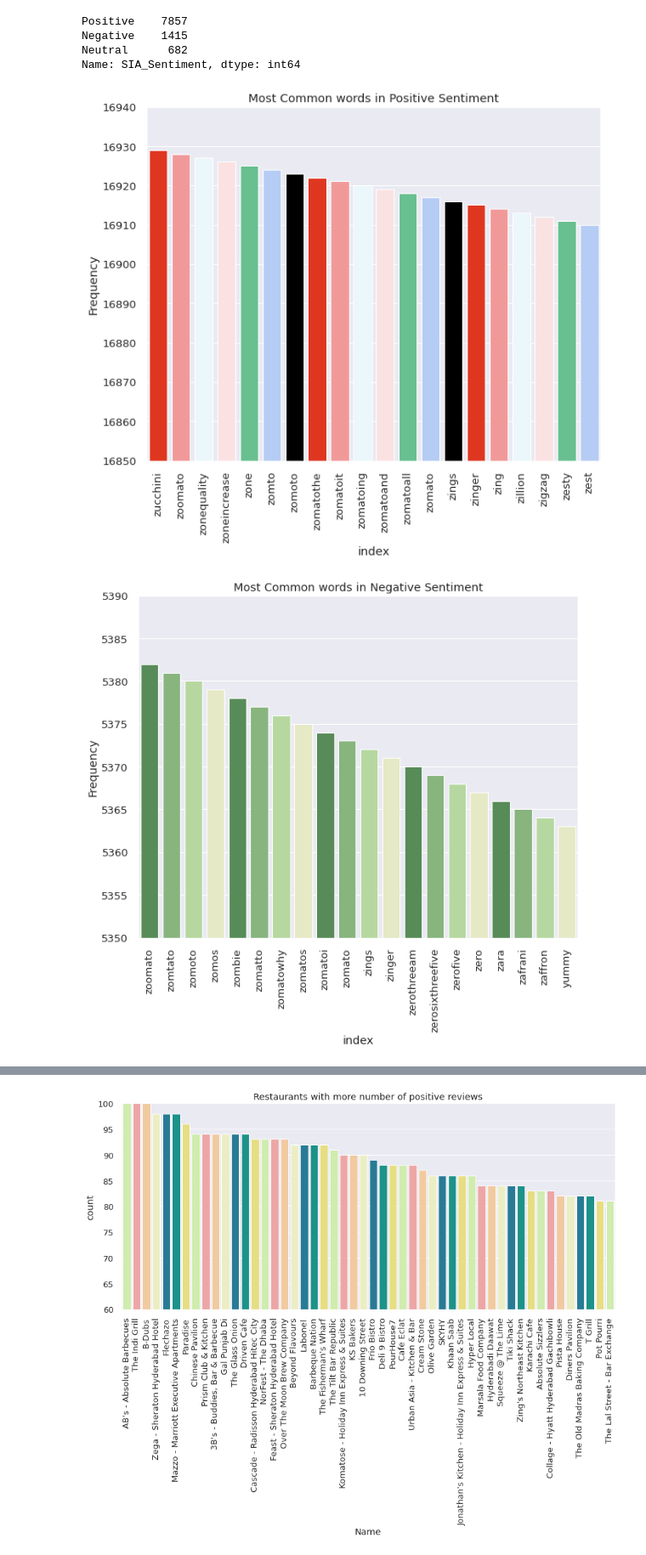
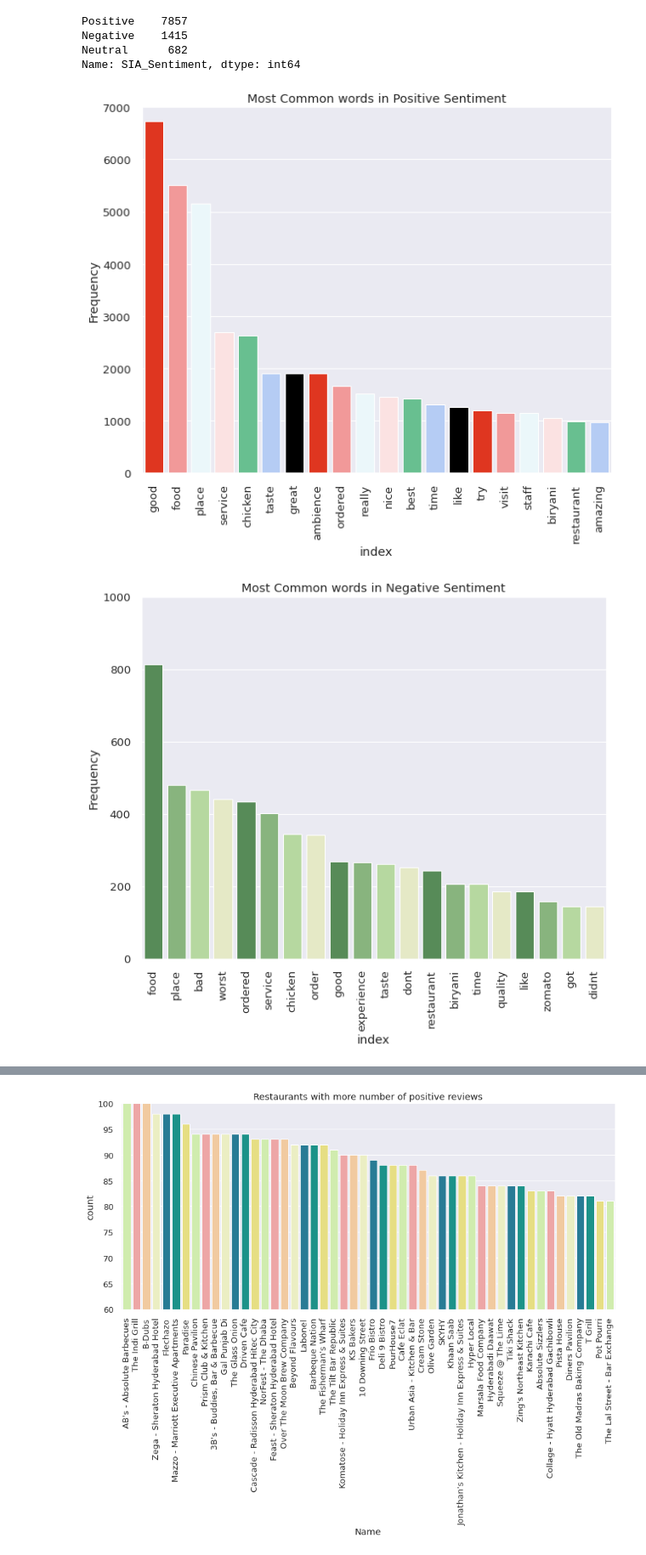
Before and after one commit to SethupathyM/Unsupervised_ML_Clustering_and_Sentiment_Analysis_Zomato_Restaurant, a Jupyter notebook: Zomato_Restaurant_Clustering_and_Sentiment_Analysis_.ipynb, the cells around one changed output, grey strips where cells are left out. Shown at 85% size. Cells and saved outputs as stored; diff of their text form; code cells hidden in the pictures.

```diff
--- a/Zomato_Restaurant_Clustering_and_Sentiment_Analysis_.ipynb
+++ b/Zomato_Restaurant_Clustering_and_Sentiment_Analysis_.ipynb
@@ -1254,15 +1265,15 @@ def common_words(df,ylim1,ylim2,title,color):
   plt.show()
 # %%
 # Most Common words in Positive Sentiment
-common_words(merged_df[merged_df['SIA_Sentiment'] == 'Positive'],16850,16940,'Most Common words in Positive Sentiment',
+word_frequency(merged_df[merged_df['SIA_Sentiment'] == 'Positive'],0,7000,'Most Common words in Positive Sentiment',
              ['#FF1E00','#FF8B8B','#E8F9FD','#FFDEDE','#59CE8F','#ABC9FF','#000000'])
 # %% [output]
-[figure, old version]
+[figure, new version]
 # %%
 # Most Common words in Negative Sentiment
-common_words(merged_df[merged_df['SIA_Sentiment'] == 'Negative'],5350,5390,'Most Common words in Negative Sentiment',
+word_frequency(merged_df[merged_df['SIA_Sentiment'] == 'Negative'],0,1000,'Most Common words in Negative Sentiment',
              ['#4E944F','#83BD75','#B4E197','#E9EFC0'])
 # %% [output]
-[figure, old version]
+[figure, new version]
 # %%
 # Most Common words in Neutral Sentiment
```
Also changed, not shown: parts of 22 cells of this notebook.
